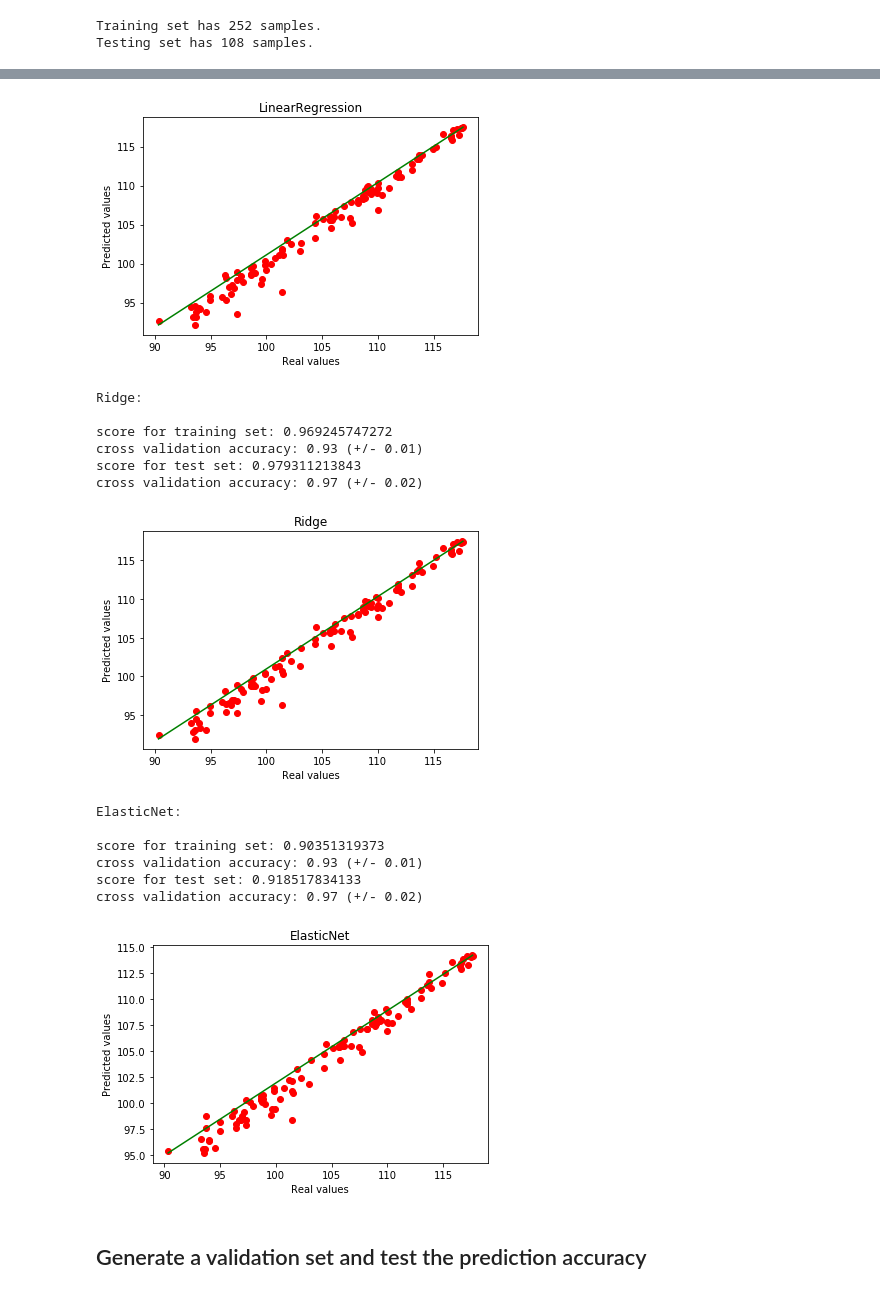
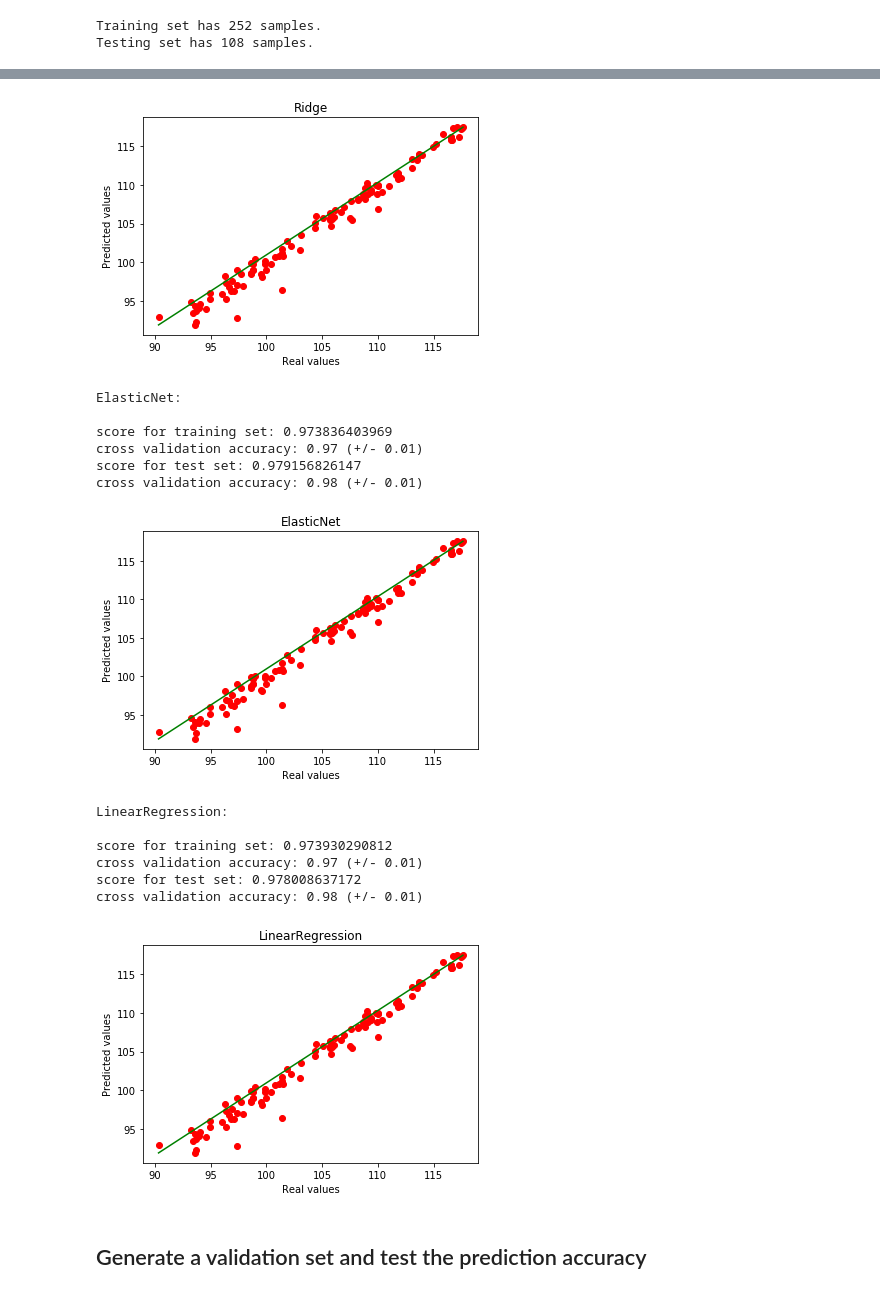
Before and after one commit to iamandicip/ml_projects, a Jupyter notebook: capstone_project/stock_market_forecast.ipynb, the cells around one changed output, grey strips where cells are left out. Saved outputs shown, nothing was run; the diff lists cells and outputs as text; code cells hidden in the pictures.

```diff
--- a/capstone_project/stock_market_forecast.ipynb
+++ b/capstone_project/stock_market_forecast.ipynb
@@ -119,7 +120,7 @@ best score: 0.870653829683
 # %% [markdown]
 ## Generate training and testing datasets
 # %%
-data = dataset.drop(labels=['UpDown', 'Future Price'], axis=1)
+data = dataset.drop(labels=['Future Price'], axis=1)
 target = dataset['Future Price']
 X_train, X_test, y_train, y_test = train_test_split(data, target, test_size=0.3, random_state=42)
 
@@ -138,25 +139,10 @@ def plot_predictions(title, y, y_hat):
     pl.show()
 # %%
 def print_cross_val_accuracy(est, X, y):
-    scores = cross_val_score(pip, X, y)
+    scores = cross_val_score(est, X, y)
     print('cross validation accuracy: %0.2f (+/- %0.2f)' % (scores.mean(), scores.std() * 2))
 # %%
-#random state
-rs = 42
-
-reg_A = Pipeline([('scaler', StandardScaler()), ('reg', RandomForestRegressor())])
-
-reg_B = Pipeline([('scaler', StandardScaler()), ('reg', LinearRegression(normalize = True))])
-
-reg_C = Pipeline([('scaler', StandardScaler()), ('reg', Ridge (alpha = 0.01, random_state = rs, normalize = True))])
-# reg_C_params = {'alpha' : [1, 0.1, 0.01], 'tol' : [0.1, 0.01, 0.001]}
-
-reg_D = Pipeline([('scaler', StandardScaler()), ('reg', ElasticNet(alpha = 0.01, random_state = rs, normalize = True))])
-# reg_D_params = {'alpha' : [1, 0.1, 0.001], 'l1_ratio' : [0.3, 0.5, 0.8]}
-
-# params = {reg_C.__class__.__name__ : reg_C_params, reg_D.__class__.__name__ : reg_D_params}
-
-for reg in [reg_A, reg_B, reg_C, reg_D]:
+for reg in estimators:
     class_name = reg.named_steps['reg'].__class__.__name__
 
     print ("\n{0}: \n".format(class_name))
@@ -190,18 +176,18 @@ cross validation accuracy: 0.97 (+/- 0.02)
-[figure, old version]
+[figure, new version]
-Ridge:
+ElasticNet:
 
-score for training set: 0.969245747272
-cross validation accuracy: 0.93 (+/- 0.01)
-score for test set: 0.979311213843
-cross validation accuracy: 0.97 (+/- 0.02)
+score for training set: 0.973836403969
+cross validation accuracy: 0.97 (+/- 0.01)
+score for test set: 0.979156826147
+cross validation accuracy: 0.98 (+/- 0.01)
-[figure, old version]
+[figure, new version]
-ElasticNet:
+LinearRegression:
 
-score for training set: 0.90351319373
-cross validation accuracy: 0.93 (+/- 0.01)
-score for test set: 0.918517834133
-cross validation accuracy: 0.97 (+/- 0.02)
+score for training set: 0.973930290812
+cross validation accuracy: 0.97 (+/- 0.01)
+score for test set: 0.978008637172
+cross validation accuracy: 0.98 (+/- 0.01)
-[figure, old version]
+[figure, new version]
 # %% [markdown]
 ## Generate a validation set and test the prediction accuracy
 # %%
```
Also changed, not shown: parts of 12 cells of this notebook, 2 other files.
